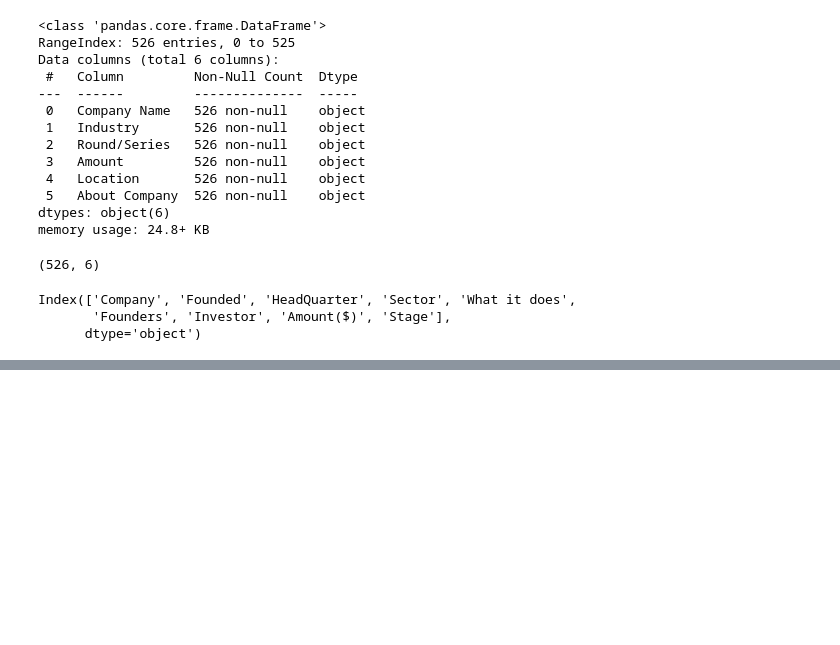
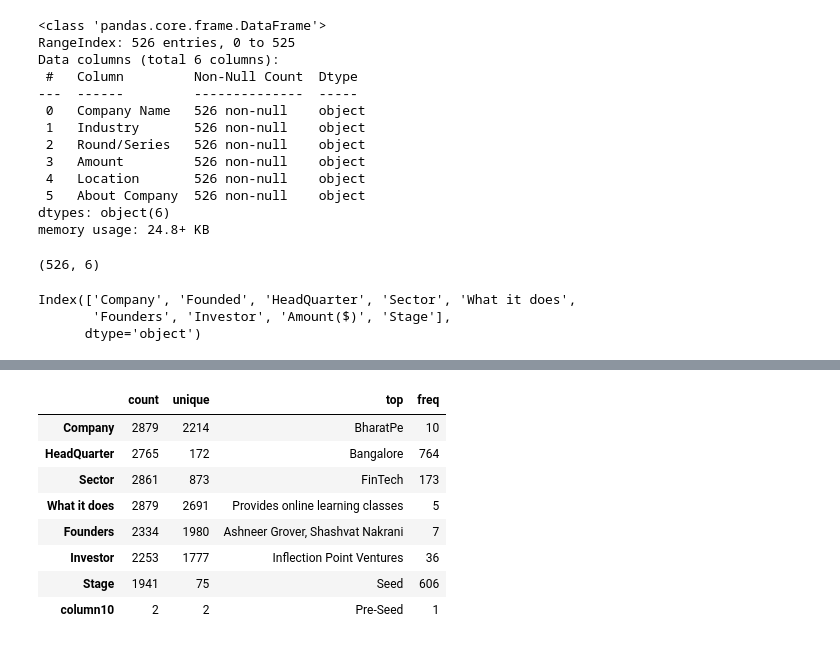
Before and after one commit to theleggero/Viability-of-the-Indian-Economy-for-new-businesses, a Jupyter notebook: Notebooks/project1.ipynb, the cells around one changed output, grey strips where cells are left out. Saved outputs shown, nothing was run; the diff lists cells and outputs as text; code cells hidden in the pictures; blank space fills up the shorter version.

```diff
--- a/Notebooks/project1.ipynb
+++ b/Notebooks/project1.ipynb
@@ -411,0 +481,12 @@ dtype: int64
+# %%
+final_data.describe(include=['object']).T
+# %% [output]
+|  | count | unique | top | freq |
+| Company | 2879 | 2214 | BharatPe | 10 |
+| HeadQuarter | 2765 | 172 | Bangalore | 764 |
+| Sector | 2861 | 873 | FinTech | 173 |
+| What it does | 2879 | 2691 | Provides online learning classes | 5 |
+| Founders | 2334 | 1980 | Ashneer Grover, Shashvat Nakrani | 7 |
+| Investor | 2253 | 1777 | Inflection Point Ventures | 36 |
+| Stage | 1941 | 75 | Seed | 606 |
+| column10 | 2 | 2 | Pre-Seed | 1 |
```
Also changed, not shown: parts of 17 cells of this notebook, 4 other files.
